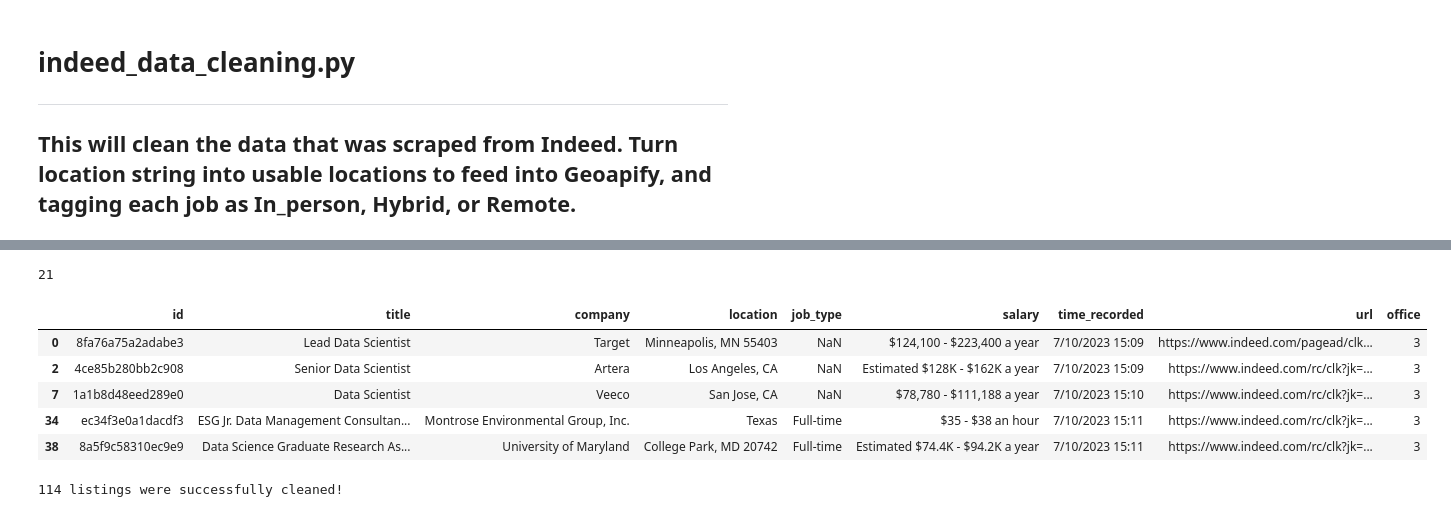
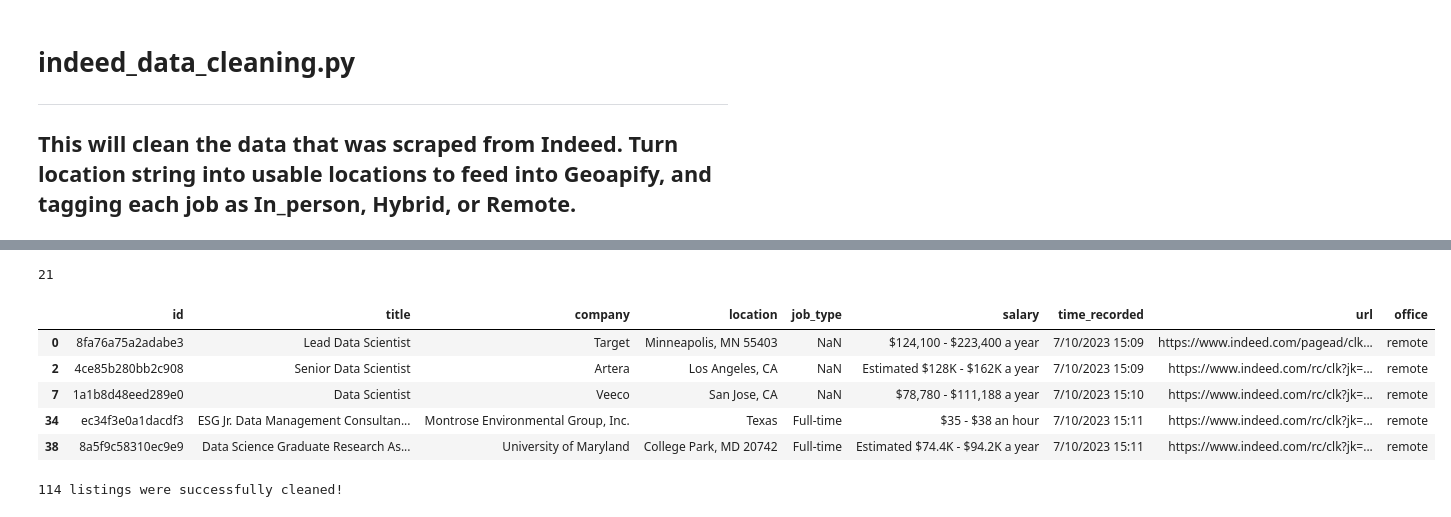
Before and after one commit to PeterStine/group-project-3, a Jupyter notebook: data_cleaning/indeed_data_cleaning.ipynb, the cells around one changed output, grey strips where cells are left out. Cells and saved outputs as stored; diff of their text form; code cells hidden in the pictures.

```diff
--- a/data_cleaning/indeed_data_cleaning.ipynb
+++ b/data_cleaning/indeed_data_cleaning.ipynb
@@ -10,20 +10,21 @@ import pandas as pd
 import time
 
 # Check if an uncleaned file exists
+
 try:
     # Import uncleaned scraped data
-    file_path_new = "../data/listings_new.csv"
+    file_path_new = '../data/listings_new.csv'
     listings_scraped_df = pd.read_csv(file_path_new)
 
     # Drops the column that contains the .csv row number
-    listings_scraped_df.drop(columns=listings_archive_df.columns[0], axis=1, inplace=True)
+    listings_scraped_df.drop(columns=listings_scraped_df.columns[0], axis=1, inplace=True)
 
     # Count the total listings
     listings_count = listings_scraped_df['id'].count()
     print(listings_count)
 
     # Check that data seems to have loaded correctly
-    listings_scraped_df.head()
+    print(listings_scraped_df.head())
 
 except:
     print("Something went wrong with loading the uncleaned file")
@@ -97,42 +96,36 @@ listings_hybrid_df.head()
 # %%
 # Create a DataFrame which contains only Remote jobs
 listings_remote_raw_df = listings_scraped_df.loc[locations.str.startswith('Remote')].copy()
 
 # Create a column indicating these are not in_person jobs
-listings_remote_raw_df['office'] = 3
-
-# Create a column indicating these are not hybrid jobs
-#listings_remote_raw_df['hybrid'] = 0
-
-# Create a column indicating these are remote jobs
-#listings_remote_raw_df['remote'] = 1
+listings_remote_raw_df['office'] = 'remote'
 
 # Split this DataFrame into one that has a location for each job and one that does not
 
 # Contains a location
-listings_remote_loc_df = listings_remote_raw_df.loc[listings_remote_df['location'].str.startswith('Remote in ')].copy()
+listings_remote_loc_df = listings_remote_raw_df.loc[listings_remote_raw_df['location'].str.startswith('Remote in ')].copy()
 # Remove extra text from location to leave only the city, state (zip)
 listings_remote_loc_df['location'] = listings_remote_loc_df['location'].str.strip('Remote in ')
 
 # Does not have a location
-listings_remote_only_df = listings_remote_raw_df.loc[~listings_remote_df['location'].str.startswith('Remote in ')].copy()
+listings_remote_only_df = listings_remote_raw_df.loc[~listings_remote_raw_df['location'].str.startswith('Remote in ')].copy()
 
 # Put the two DataFrames back together
 listings_remote_df = pd.concat([listings_remote_loc_df, listings_remote_only_df])
 
 # Count the results for remote listings
 remote_count = listings_remote_df['id'].count()
 print(remote_count)
 
 listings_remote_df.head()
 # %% [output]
 21
 |  | id | title | company | location | job_type | salary | time_recorded | url | office |
-| 0 | 8fa76a75a2adabe3 | Lead Data Scientist | Target | Minneapolis, MN 55403 | NaN | $124,100 - $223,400 a year | 7/10/2023 15:09 | https://www.indeed.com/pagead/clk... | 3 |
-| 2 | 4ce85b280bb2c908 | Senior Data Scientist | Artera | Los Angeles, CA | NaN | Estimated $128K - $162K a year | 7/10/2023 15:09 | https://www.indeed.com/rc/clk?jk=... | 3 |
-| 7 | 1a1b8d48eed289e0 | Data Scientist | Veeco | San Jose, CA | NaN | $78,780 - $111,188 a year | 7/10/2023 15:10 | https://www.indeed.com/rc/clk?jk=... | 3 |
-| 34 | ec34f3e0a1dacdf3 | ESG Jr. Data Management Consultan... | Montrose Environmental Group, Inc. | Texas | Full-time | $35 - $38 an hour | 7/10/2023 15:11 | https://www.indeed.com/rc/clk?jk=... | 3 |
-| 38 | 8a5f9c58310ec9e9 | Data Science Graduate Research As... | University of Maryland | College Park, MD 20742 | Full-time | Estimated $74.4K - $94.2K a year | 7/10/2023 15:11 | https://www.indeed.com/rc/clk?jk=... | 3 |
+| 0 | 8fa76a75a2adabe3 | Lead Data Scientist | Target | Minneapolis, MN 55403 | NaN | $124,100 - $223,400 a year | 7/10/2023 15:09 | https://www.indeed.com/pagead/clk... | remote |
+| 2 | 4ce85b280bb2c908 | Senior Data Scientist | Artera | Los Angeles, CA | NaN | Estimated $128K - $162K a year | 7/10/2023 15:09 | https://www.indeed.com/rc/clk?jk=... | remote |
+| 7 | 1a1b8d48eed289e0 | Data Scientist | Veeco | San Jose, CA | NaN | $78,780 - $111,188 a year | 7/10/2023 15:10 | https://www.indeed.com/rc/clk?jk=... | remote |
+| 34 | ec34f3e0a1dacdf3 | ESG Jr. Data Management Consultan... | Montrose Environmental Group, Inc. | Texas | Full-time | $35 - $38 an hour | 7/10/2023 15:11 | https://www.indeed.com/rc/clk?jk=... | remote |
+| 38 | 8a5f9c58310ec9e9 | Data Science Graduate Research As... | University of Maryland | College Park, MD 20742 | Full-time | Estimated $74.4K - $94.2K a year | 7/10/2023 15:11 | https://www.indeed.com/rc/clk?jk=... | remote |
 # %%
 # Check if any listings were lost or duplicated
 if ((office_count + hybrid_count + remote_count) == listings_count):
```
Also changed, not shown: parts of 5 cells of this notebook, 5 other files.
